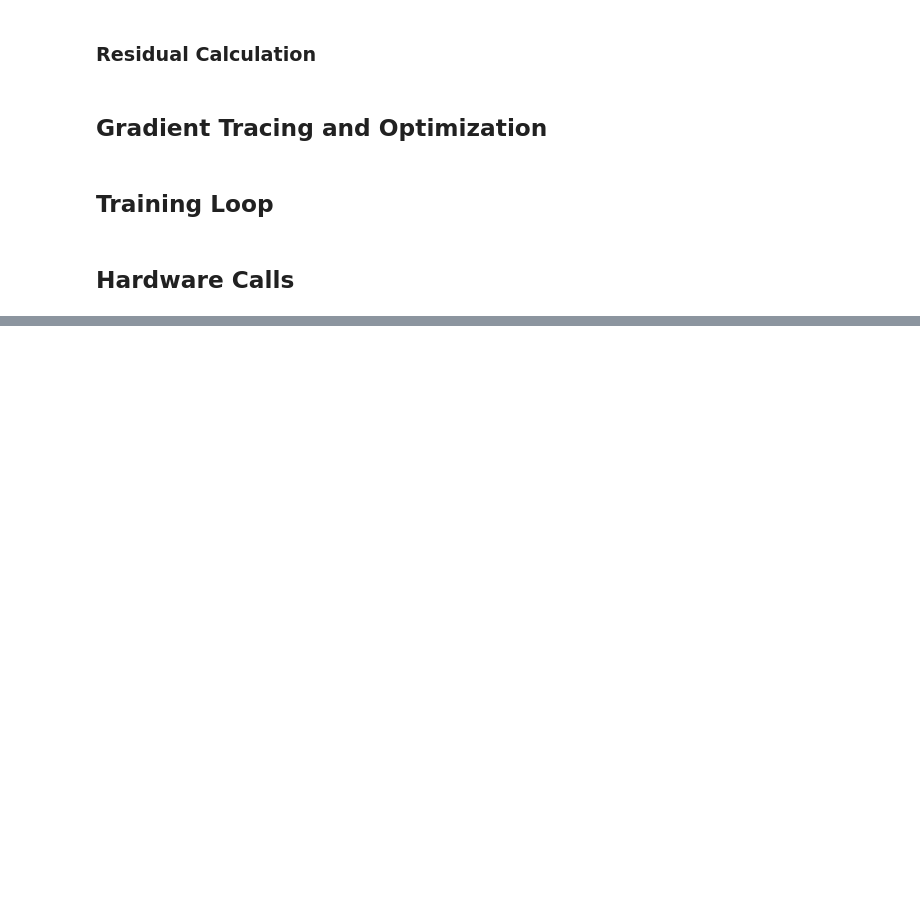
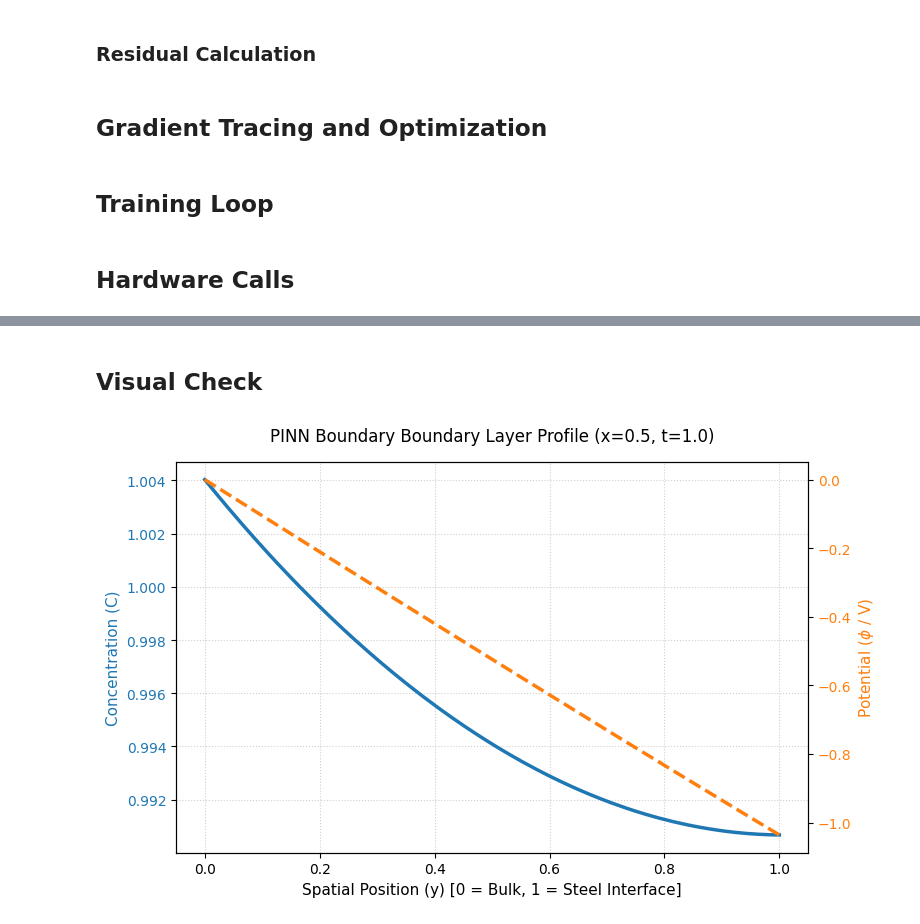
Before and after one commit to AyushG-1210/Pipeline-Digital-Twin, a Jupyter notebook: PINN/main.ipynb, the cells around one changed output, grey strips where cells are left out. Cells and saved outputs as stored; diff of their text form; code cells hidden in the pictures; blank space fills up the shorter version.

```diff
--- a/PINN/main.ipynb
+++ b/PINN/main.ipynb
@@ -187,15 +290,15 @@ def butler_volmer_bc(x, u):
 ## Gradient Tracing and Optimization
 # %%
 class PhysicsPathologyTracker:
-    def __init__(self, check_every=500):
+    def __init__(self, check_every=100):
         self.check_every = check_every
 
-    def audit_loss(self, step, pde_loss, bc_loss):
+    def audit_loss(self, step, pde_loss, total_bc_loss):
         if step % self.check_every == 0:
-            if pde_loss < 1e-4 and bc_loss > 1e-2:
+            if pde_loss < 1e-4 and total_bc_loss > 1e-2:
                 logging.warning(
                     f"⚠️ SHORTCUT ALERT [Step {step}] | PDE Loss dropped to {pde_loss:.6f} "
-                    f"but Chemistry BC remains high ({bc_loss:.6f}). The model is cheating."
+                    f"but Boundaries remain high ({total_bc_loss:.6f}). The model is cheating."
                 )
 
 pathology_tracker = PhysicsPathologyTracker(check_every=100)
@@ -263,10 +493,10 @@ def train_operator(model, domain_config, data_tensors, epochs=1000, device="cpu"
 execution_device = "cuda" if torch.cuda.is_available() else "cpu"
 
 # Start Run
-trained_physics_model = train_operator(
+trained_physics_model = train_operator_production(
     model=model,
-    domain_config=domain_config,
-    data_tensors=(soil_tensor, fluid_tensor, meta_tensor),
-    epochs=1000,
+    data_tensors=(soil_tensor, fluid_tensor, meta_tensor, raw_tensor),  # Fixed name here
+    tracker=pathology_tracker,
+    adam_epochs=2500,
     device=execution_device
 )
@@ -272,0 +576,63 @@ trained_physics_model = train_operator(
+# %% [markdown]
+## Visual Check
+# %%
+import numpy as np
+import torch
+import matplotlib.pyplot as plt
+
+def visualize_production_profiles(model, data_tensors, device="cpu", x_val=0.5, t_val=1.0):
+    """Plots the concentration and potential profiles from y=0 (Bulk) to y=1 (Steel)."""
+    model.eval()
+    x_soil, x_fluid, x_meta = [t.to(device) for t in data_tensors]
+
+    # Isolate a single evaluation profile (Profile 0)
+    soil_single = x_soil[0:1]
+    fluid_single = x_fluid[0:1]
+    meta_single = x_meta[0:1]
+
+    # Build a clean y-directional spatial grid
+    resolution = 200
+    y_grid = torch.linspace(0.0, 1.0, resolution, device=device).view(-1, 1)
+    x_grid = torch.full_like(y_grid, x_val)
+    t_grid = torch.full_like(y_grid, t_val)
+
+    coords = torch.cat([x_grid, y_grid, t_grid], dim=1)
+
+    # Broadcast the condition tensors across the spatial grid resolution
+    soil_expanded = soil_single.repeat(resolution, 1)
+    fluid_expanded = fluid_single.repeat(resolution, 1)
+    meta_expanded = meta_single.repeat(resolution, 1)
+
+    # Inference pass
+    with torch.no_grad():
+        u_pred = model((soil_expanded, fluid_expanded, meta_expanded, coords))
+        C_pred = u_pred[:, 0].cpu().numpy()
+        phi_pred = u_pred[:, 1].cpu().numpy()
+        y_axis = y_grid.cpu().numpy()
+
+    # Dual-axis visualization layout
+    fig, ax1 = plt.subplots(figsize=(8, 5), dpi=100)
+
+    # Axis 1: Concentration
+    color_c = 'tab:blue'
+    ax1.set_xlabel('Spatial Position (y) [0 = Bulk, 1 = Steel Interface]', fontsize=11)
+    ax1.set_ylabel('Concentration (C)', color=color_c, fontsize=11)
+    ax1.plot(y_axis, C_pred, color=color_c, linewidth=2.5, label='Concentration ($C$)')
+    ax1.tick_params(axis='y', labelcolor=color_c)
+    ax1.grid(True, linestyle=':', alpha=0.6)
+
+    # Axis 2: Potential Field
+    ax2 = ax1.twinx()
+    color_phi = 'tab:orange'
+    ax2.set_ylabel('Potential ($\phi$ / V)', color=color_phi, fontsize=11)
+    ax2.plot(y_axis, phi_pred, color=color_phi, linewidth=2.5, linestyle='--', label='Potential ($\phi$)')
+    ax2.tick_params(axis='y', labelcolor=color_phi)
+
+    plt.title(f'PINN Boundary Boundary Layer Profile (x={x_val}, t={t_val})', fontsize=12, pad=15)
+    fig.tight_layout()
+    plt.show()
+
+# Run this cell immediately after the manual math audit completes:
+visualize_production_profiles(trained_physics_model, (soil_tensor, fluid_tensor, meta_tensor), execution_device)
+# %% [output]
+[figure, added]
```
Also changed, not shown: parts of 21 cells of this notebook, 2 other files.
